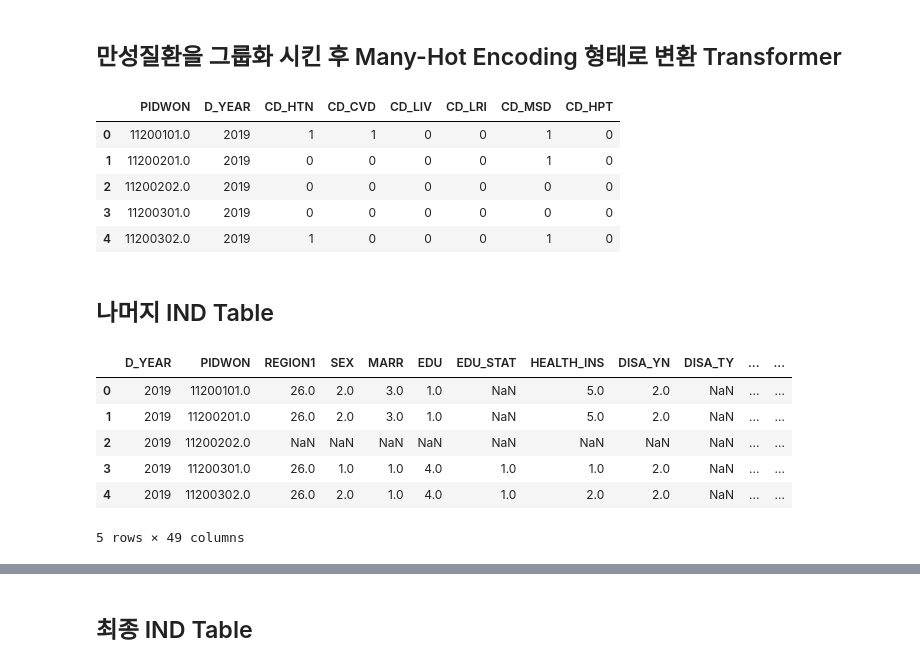
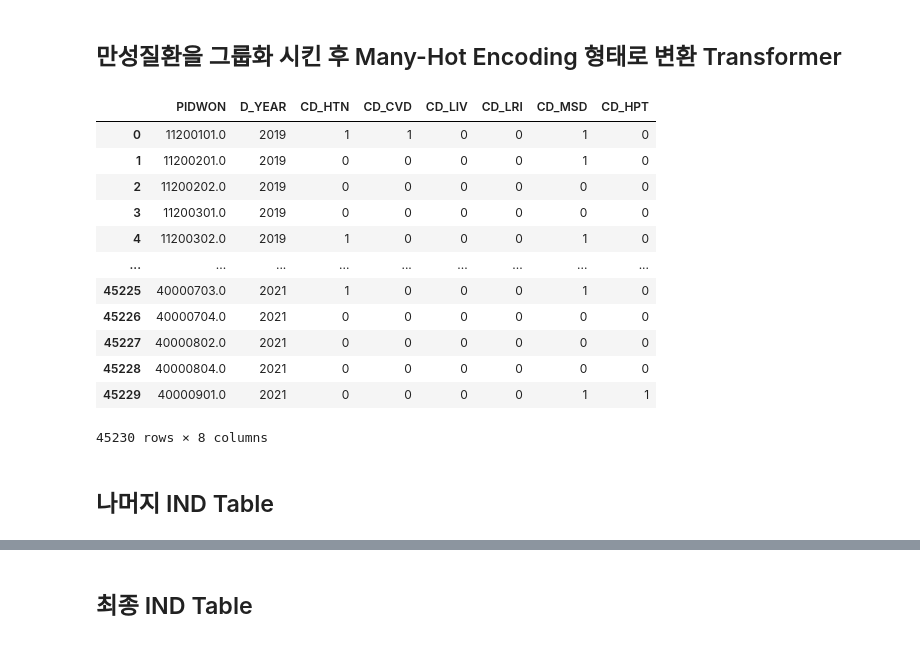
Before and after one commit to skqorrla/HK-M-Project, a Jupyter notebook: 01_Preprocessing_Pipeline.ipynb, the cells around one changed output, grey strips where cells are left out. Drawn from its saved outputs; the diff is of its cells as text; code cells hidden in the pictures.

```diff
--- a/01_Preprocessing_Pipeline.ipynb
+++ b/01_Preprocessing_Pipeline.ipynb
@@ -336,42 +353,53 @@ disease_pipeline = Pipeline([
 ])
 # %%
 ind_disease_piped = disease_pipeline.fit_transform(phi_disease)
-ind_disease_piped.head()
+ind_disease_piped
 # %% [output]
 |  | PIDWON | D_YEAR | CD_HTN | CD_CVD | CD_LIV | CD_LRI | CD_MSD | CD_HPT |
 | 0 | 11200101.0 | 2019 | 1 | 1 | 0 | 0 | 1 | 0 |
 | 1 | 11200201.0 | 2019 | 0 | 0 | 0 | 0 | 1 | 0 |
 | 2 | 11200202.0 | 2019 | 0 | 0 | 0 | 0 | 0 | 0 |
 | 3 | 11200301.0 | 2019 | 0 | 0 | 0 | 0 | 0 | 0 |
 | 4 | 11200302.0 | 2019 | 1 | 0 | 0 | 0 | 1 | 0 |
+| ... | ... | ... | ... | ... | ... | ... | ... | ... |
+| 45225 | 40000703.0 | 2021 | 1 | 0 | 0 | 0 | 1 | 0 |
+| 45226 | 40000704.0 | 2021 | 0 | 0 | 0 | 0 | 0 | 0 |
+| 45227 | 40000802.0 | 2021 | 0 | 0 | 0 | 0 | 0 | 0 |
+| 45228 | 40000804.0 | 2021 | 0 | 0 | 0 | 0 | 0 | 0 |
+| 45229 | 40000901.0 | 2021 | 0 | 0 | 0 | 0 | 1 | 1 |
+45230 rows × 8 columns
 # %% [markdown]
 ## 나머지 IND Table
 # %%
-columns_ind = """PIDWON, REGION1, SEX, MARR, EDU, EDU_STAT, HEALTH_INS, DISA_YN, DISA_TY,
-ECO1, ECO2, ECO3, ECO4, ECO5,ECO6,ECO7,ECO8,ECO9,ECO10,I_INC1_YN,I_INC1,I_INC2,
-CARE2_1,CARE2_2,CARE2_3,CARE4_2,CARE5_1_1,CARE5_1_2,CARE5_1_3,
-P1,REPLACE(P2, 8, 0), CASE WHEN WTMG = 4 THEN 0 ELSE 1 END AS WT_MG,coalesce(S4, (S5 / 30 * S6)) as S4,D1,
-HT,WT,SE1,HS1,HS2_YN,HS3_YN,HS4_YN,HS5_YN,HS_MED_YN,HS6_1,HS7_1,HS8_1
+columns_ind = """
+PIDWON, DEATH_I_YN, SEX, MARR, EDU, LIVE_T_YN,
+HEALTH_INS, DISA_YN, DISA_TY,
+ECO1,
+I_INC1, I_INC2,
+CARE1, CARE4_2,
+P1, P2, coalesce(S4, (S5 / 30 * S6)) as S4, D1, HT, WT, SE1,
+HS1, HS_MED_YN, HS_SRH, HS6_1, HS7_1, HS8_1,
+I_PHI1_1, I_PHI1_2, I_PHI1_3, I_PHI5, I_PHI6,
+ERGUN, INGUN, OUGUN, OUGUN_MED, OUGUN_DENT, OUGUN_ORT, EROOP, INOOP,
+OUOOP_1, OUOOP_1_MED, OUOOP_1_DENT, OUOOP_1_ORT, OUOOP_2, I_PHI_N, I_FFS_YN
 """
 
-query_ind_2 = f"""
-SELECT 2019 AS D_YEAR, {columns_ind}, 2019 - BIRTH_Y AS AGE, (P2_1 * 60 + P2_2) as P2_2
+query_ind = f"""
+SELECT 2019 AS D_YEAR, 2019-BIRTH_Y AS AGE,
+(COALESCE(CARE6_1_4, 0) + COALESCE(CARE6_2_4, 0) + COALESCE(CARE6_3_4, 0) + COALESCE(CARE6_4_4, 0)) AS CARE_TOT,
+(P2_1 * 60 + P2_2) AS P2_2, CASE WHEN WTMG = 4 THEN 0 ELSE 1 END AS WT_MG,
+{columns_ind}
 FROM raw_a_ind
 UNION ALL
-SELECT 2020 AS D_YEAR, {columns_ind}, 2020 - BIRTH_Y AS AGE, P2_2
+SELECT 2020 AS D_YEAR, 2020-BIRTH_Y AS AGE,
+(COALESCE(CARE6_1_4, 0) + COALESCE(CARE6_2_4, 0) + COALESCE(CARE6_3_4, 0) + COALESCE(CARE6_4_4, 0)) AS CARE_TOT,
+P2_2, CASE WHEN WTMG = 4 THEN 0 ELSE 1 END AS WT_MG,
+{columns_ind}
 FROM raw_b_ind
 UNION ALL
-SELECT 2021 AS D_YEAR, {columns_ind}, 2021 - BIRTH_Y AS AGE, P2_2
-FROM raw_c_ind;
+SELECT 2021 AS D_YEAR, 2021-BIRTH_Y AS AGE,
+(COALESCE(CARE6_1A_4, 0) + COALESCE(CARE6_1B_4, 0) + COALESCE(CARE6_2_4, 0) + COALESCE(CARE6_3_4, 0) + COALESCE(CARE6_4_4, 0)) AS CARE_TOT,
+P2_2, CASE WHEN WTMG = 4 THEN 0 ELSE 1 END AS WT_MG,
+{columns_ind}
+FROM raw_c_ind
 """
-
-ind = get_data_from_db(query_ind_2)
-ind.head()
-# %% [output]
-|  | D_YEAR | PIDWON | REGION1 | SEX | MARR | EDU | EDU_STAT | HEALTH_INS | DISA_YN | DISA_TY | ... | ... |
-| 0 | 2019 | 11200101.0 | 26.0 | 2.0 | 3.0 | 1.0 | NaN | 5.0 | 2.0 | NaN | ... | ... |
-| 1 | 2019 | 11200201.0 | 26.0 | 2.0 | 3.0 | 1.0 | NaN | 5.0 | 2.0 | NaN | ... | ... |
-| 2 | 2019 | 11200202.0 | NaN | NaN | NaN | NaN | NaN | NaN | NaN | NaN | ... | ... |
-| 3 | 2019 | 11200301.0 | 26.0 | 1.0 | 1.0 | 4.0 | 1.0 | 1.0 | 2.0 | NaN | ... | ... |
-| 4 | 2019 | 11200302.0 | 26.0 | 2.0 | 1.0 | 4.0 | 1.0 | 2.0 | 2.0 | NaN | ... | ... |
-5 rows × 49 columns
```
Also changed, not shown: parts of 16 cells of this notebook.
